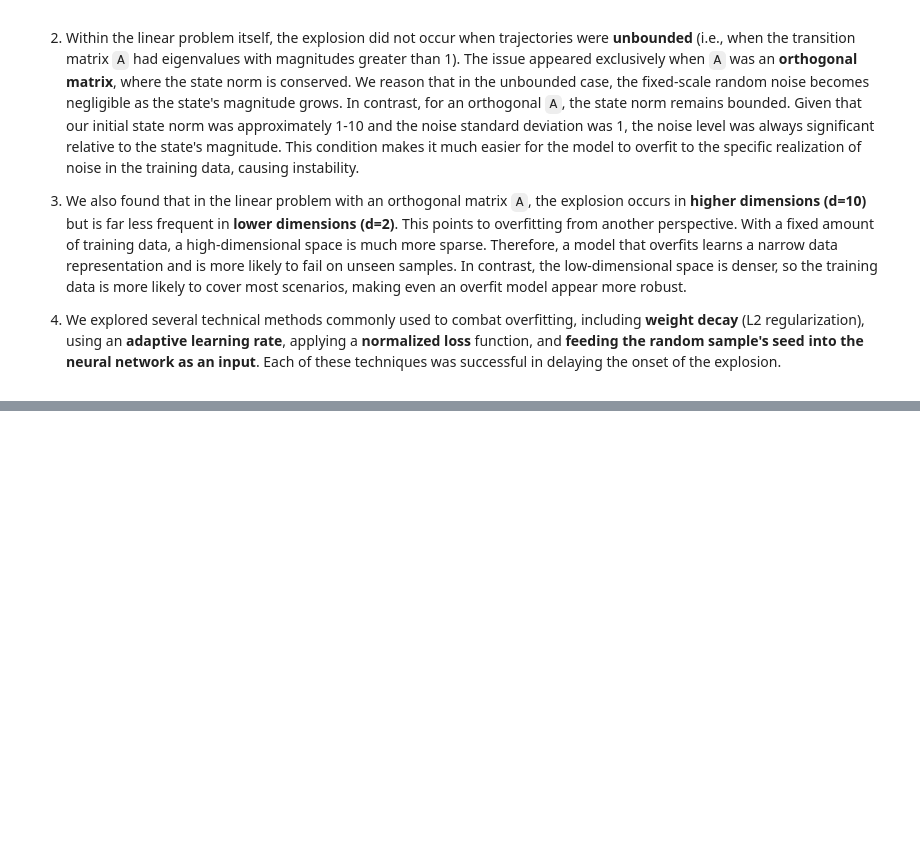
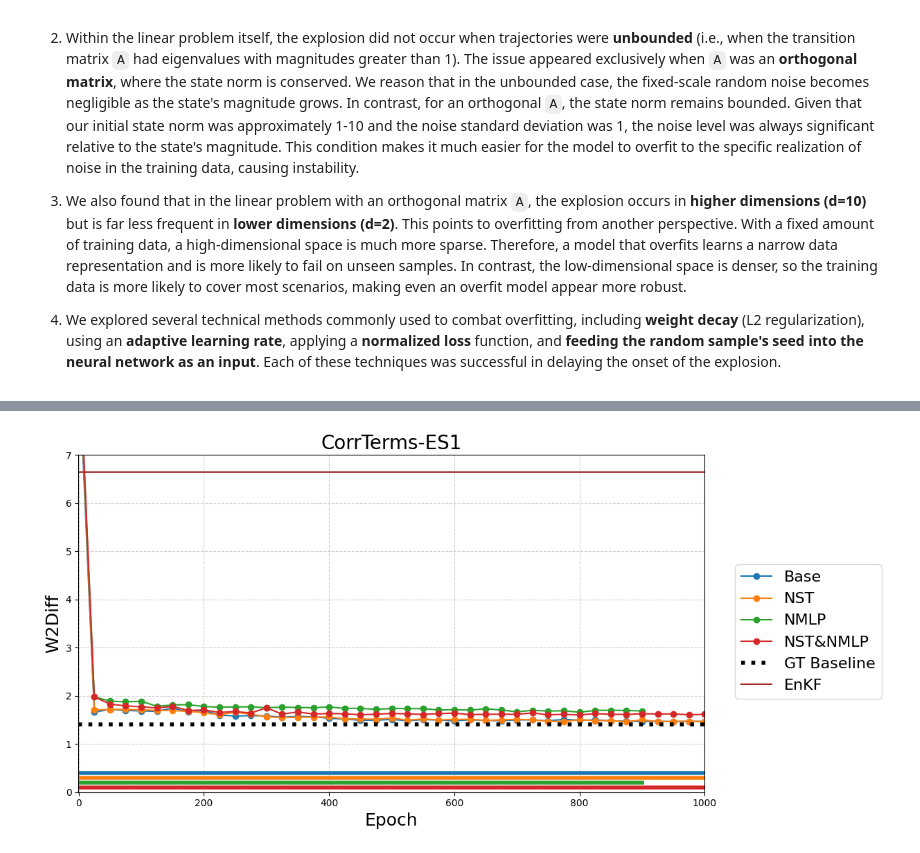
Before and after one commit to wispcarey/Proper-Scoring-Ensemble-Filter, a Jupyter notebook: test_notebooks/plot_linear_explode.ipynb, the cells around one changed output, grey strips where cells are left out. Saved outputs shown, nothing was run; the diff lists cells and outputs as text; code cells hidden in the pictures; blank space fills up the shorter version.

```diff
--- a/test_notebooks/plot_linear_explode.ipynb
+++ b/test_notebooks/plot_linear_explode.ipynb
@@ -299,0 +303,84 @@ To summarize, we attribute the **explosion problem** during training to an **ove
+# %%
+import torch
+import os
+import matplotlib.pyplot as plt
+
+N_list = [2,5,10]
+
+folder_names_dict = {2:['2025-07-14_16-00linear_1_2_60_8192_es_joint_CorrTerms',
+                    '2025-07-14_19-20linear_1_2_60_8192_es_joint_CorrTerms_nst',
+                    '2025-07-15_05-43linear_1_2_60_8192_es_joint_CorrTerms_nimlp',
+                    '2025-07-14_23-48linear_1_2_60_8192_es_joint_CorrTerms_nst_nimlp'],
+                    5:['2025-07-14_16-01linear_1_5_60_8192_es_joint_CorrTerms',
+                    '2025-07-14_17-01linear_1_5_60_8192_es_joint_CorrTerms_nst',
+                    '2025-07-14_17-52linear_1_5_60_8192_es_joint_CorrTerms_nimlp',
+                    '2025-07-14_16-30linear_1_5_60_8192_es_joint_CorrTerms_nst_nimlp'],
+                    10:['2025-07-06_18-27linear_1_10_60_8192_es_joint_CorrTerms',
+                    '2025-07-09_19-58linear_1_10_60_8192_es_joint_CorrTerms_nst',
+                    '2025-07-09_20-33linear_1_10_60_8192_es_joint_CorrTermsnimlp',
+                    '2025-07-09_19-31linear_1_10_60_8192_es_joint_CorrTerms_nst_nimlp',]
+}
+
+EnKF_results = {2: 6.643, 5: 3.304, 10: 2.055}
+
+for N in N_list:
+    inherent_unc_results = torch.load(os.path.join("save", "benchmark", f"linear_inherent_unc_N{N}_resample100_len100_10rand.pt"), weights_only=True)
+    Base_W2 = inherent_unc_results['mean_w2_diff']
+
+    folder_names = folder_names_dict[N]
+
+    method_names = ['Base',
+                    'NST',
+                    'NMLP',
+                    'NST&NMLP',
+                ]
+
+    # Y-values for the horizontal "training until" lines
+    training_until_values = [0.4, 0.3, 0.2, 0.1]
+
+    fig_w2diff, ax_w2diff = plt.subplots(figsize=(10, 6))
+
+    for i, folder_name in enumerate(folder_names):
+        file_name = os.path.join('save', 'linear_explode_checks',folder_name, 'training_records.pt')
+        # This assumes the files exist and contain the expected data.
+        data = torch.load(file_name)
+
+        w2_diff, test_epochs = data.get('mean_w2_diff'), data.get('test_epochs')
+
+        if not w2_diff:
+            print(f"Skipping plot for {folder_name} due to missing data.")
+            continue
+
+        if len(w2_diff) != len(test_epochs):
+            print(f"Warning: Data length mismatch for {folder_name}. Expected {len(test_epochs)} points, found {len(w2_diff)}.")
+            continue
+
+        if N==10 and method_names[i] == 'Base':
+            w2_diff, test_epochs = w2_diff[:3], test_epochs[:3]
+
+        # Plot the main curve and get its color
+        line, = ax_w2diff.plot(test_epochs, w2_diff, marker='o', linestyle='-', label=method_names[i])
+
+        # Plot the horizontal line showing training duration
+        ax_w2diff.plot([0, test_epochs[-1]], [training_until_values[i], training_until_values[i]], color=line.get_color(), linewidth=4)
+
+
+    ax_w2diff.axhline(y=Base_W2, color='black', linestyle=':', label='GT Baseline', linewidth=4)
+    ax_w2diff.axhline(y=EnKF_results[N], color='brown', linestyle='-', label='EnKF')
+    ax_w2diff.set_ylabel('W2Diff', fontsize=18)
+    ax_w2diff.set_xlabel('Epoch', fontsize=18)
+    ax_w2diff.grid(True, which="both", linestyle='--', alpha=0.6)
+    ax_w2diff.set_xlim(left=-0.5, right=1000)
+    ax_w2diff.set_ylim(bottom=0, top=int(EnKF_results[N]) + 1)
+    ax_w2diff.set_title('CorrTerms-ES1', fontsize=20)
+    fig_w2diff.tight_layout()
+    fig_w2diff.legend(loc='center left', bbox_to_anchor=(1, 0.5), fontsize=16)
+
+    # handles, labels = ax_w2diff.get_legend_handles_labels()
+    # fig_legend, ax_legend = plt.subplots(figsize=(12, 0.3))
+    # ax_legend.axis('off')
+    # fig_legend.legend(handles, labels, loc='center', ncol=len(method_names) + 2, fontsize=24, frameon=False)
+
+    plt.show()
+# %% [output]
+[figure, added]
```
Also changed, not shown: parts of 3 cells of this notebook, 20 other files.
